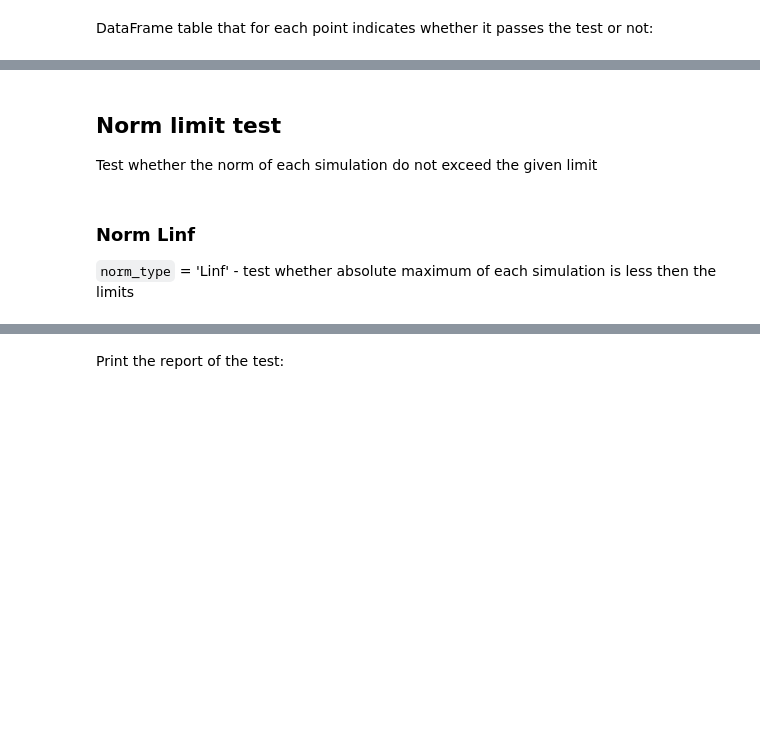
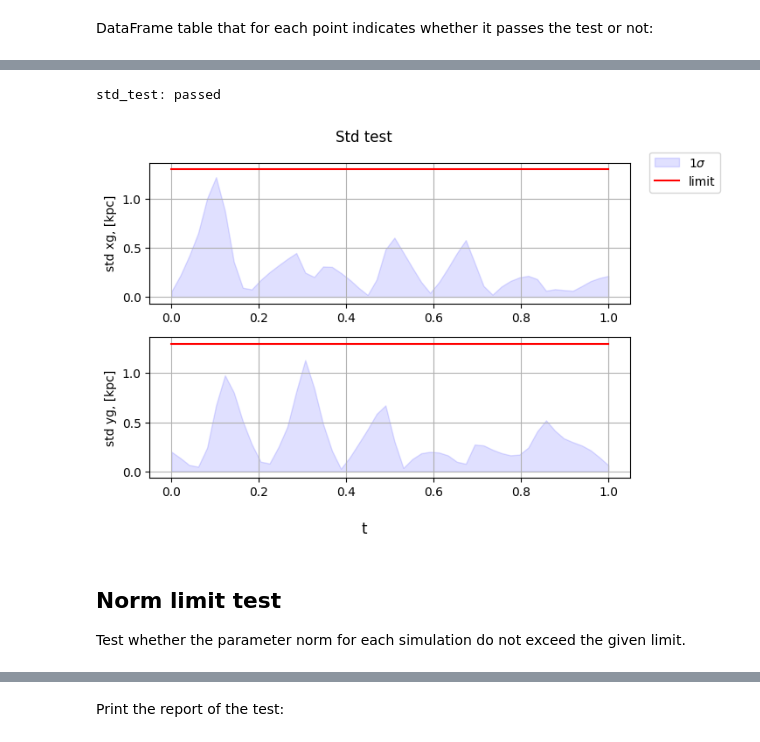
Before and after one commit to citros-garden/gal_orbits, a Jupyter notebook: citros_template/notebooks/Part 3. Validation.ipynb, the cells around one changed output, grey strips where cells are left out. Drawn from its saved outputs; the diff is of its cells as text; code cells hidden in the pictures; blank space fills up the shorter version.

```diff
--- a/citros_template/notebooks/Part 3. Validation.ipynb
+++ b/citros_template/notebooks/Part 3. Validation.ipynb
@@ -112,8 +246,13 @@ print(table.head(5)) #method head(n) shows first n rows of the DataFrame table
+# %%
+df_xy = citros.batch('galactic orbits_1').topic('/gal_orbits').data(['data.data[0]', 'data.data[9]', 'data.data[10]'])
+df_xy.rename({'data.data[0]': 't', 'data.data[9]': 'xg', 'data.data[10]': 'yg'}, axis = 1, inplace = True)
+V_xy = va.Validation(df_xy, data_label = ['xg', 'yg'], param_label = 't', method = 'scale', num = 50, units = 'kpc')
+
+log, table, fig = V_xy.std_test(limits = 1.3, n_std = 1, nan_passed = True, std_area = True, std_lines = False, std_color = 'b')
+# %% [output]
+std_test: passed
+[figure, added]
 # %% [markdown]
 ## Norm limit test
 
-Test whether the norm of each simulation do not exceed the given limit
+Test whether the parameter norm for each simulation do not exceed the given limit.
-# %% [markdown]
-### Norm Linf
-
-`norm_type` = 'Linf' - test whether absolute maximum of each simulation is less then the limits
```
Also changed, not shown: parts of 38 cells of this notebook, 2 other files.
